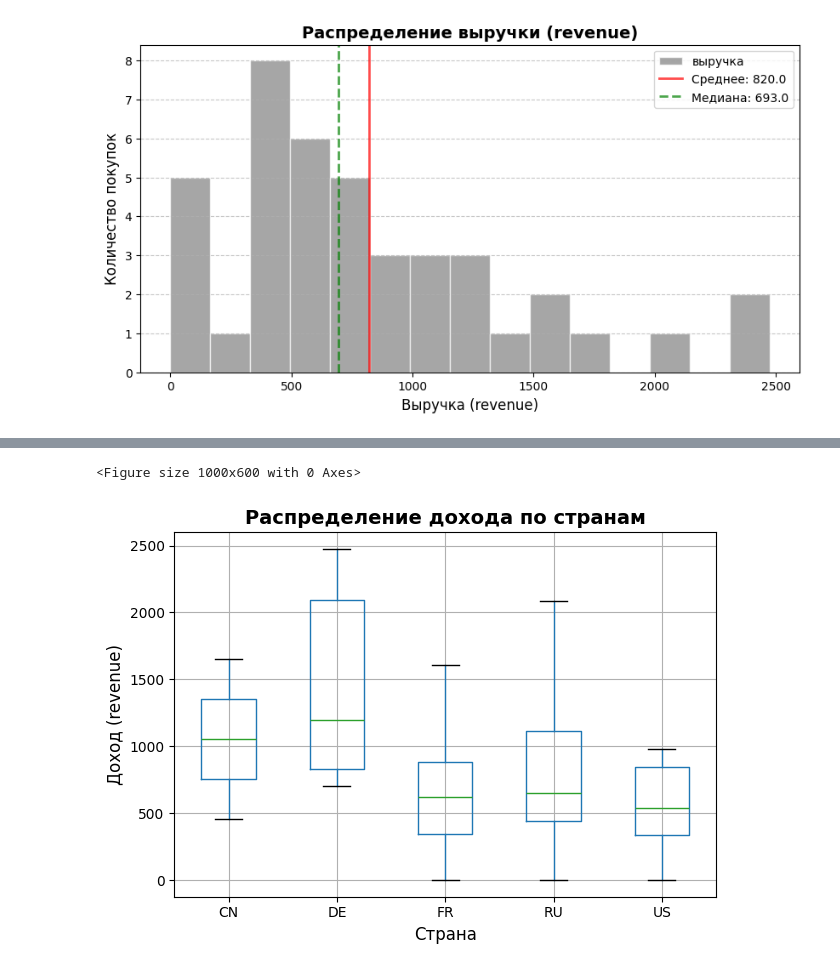
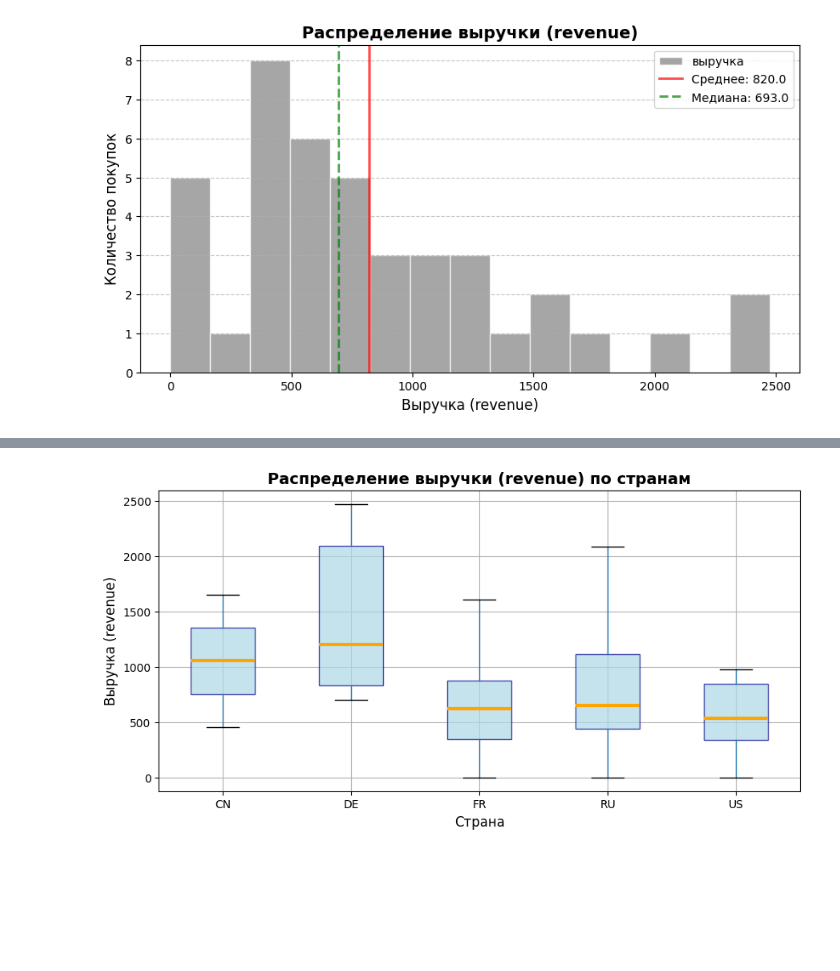
Before and after one commit to ProgZiC/aie-group-3, a Jupyter notebook: homeworks/HW02/HW02.ipynb, the cells around one changed output, grey strips where cells are left out. Drawn from its saved outputs; the diff is of its cells as text; code cells hidden in the pictures; blank space fills up the shorter version.

```diff
--- a/homeworks/HW02/HW02.ipynb
+++ b/homeworks/HW02/HW02.ipynb
@@ -315,14 +317,29 @@ plt.show()
 # %%
-plt.figure(figsize=(10, 6))
-data.boxplot(column='revenue', by='country', grid=True)
-plt.xlabel('Страна', fontsize=12)
-plt.ylabel('Доход (revenue)', fontsize=12)
-plt.title('Распределение дохода по странам', fontsize=14, fontweight='bold')
-plt.suptitle('')  # Убираем автоматический заголовок
-plt.tight_layout()
+fig, ax = plt.subplots(
+    figsize =(10, 5)
+)
+
+data.boxplot(
+    column='revenue',
+    by='country',
+    ax=ax,
+    patch_artist=True,
+    boxprops=dict(facecolor='lightblue', color='darkblue', alpha=0.7),
+    medianprops=dict(color='orange', linewidth=3),
+
+)
+
+
+plt.suptitle('')
+
+ax.set_title('Распределение выручки (revenue) по странам', fontsize=14, fontweight='bold')
+ax.set_xlabel('Страна', fontsize=12)
+ax.set_ylabel('Выручка (revenue)', fontsize=12)
+
+
+
 fig.savefig('figures/boxsplot')
 plt.show()
 # %% [output]
-<Figure size 1000x600 with 0 Axes>
-[figure, old version]
+[figure, new version]
 # %%
```
Also changed, not shown: parts of 2 cells of this notebook, 3 other files.
